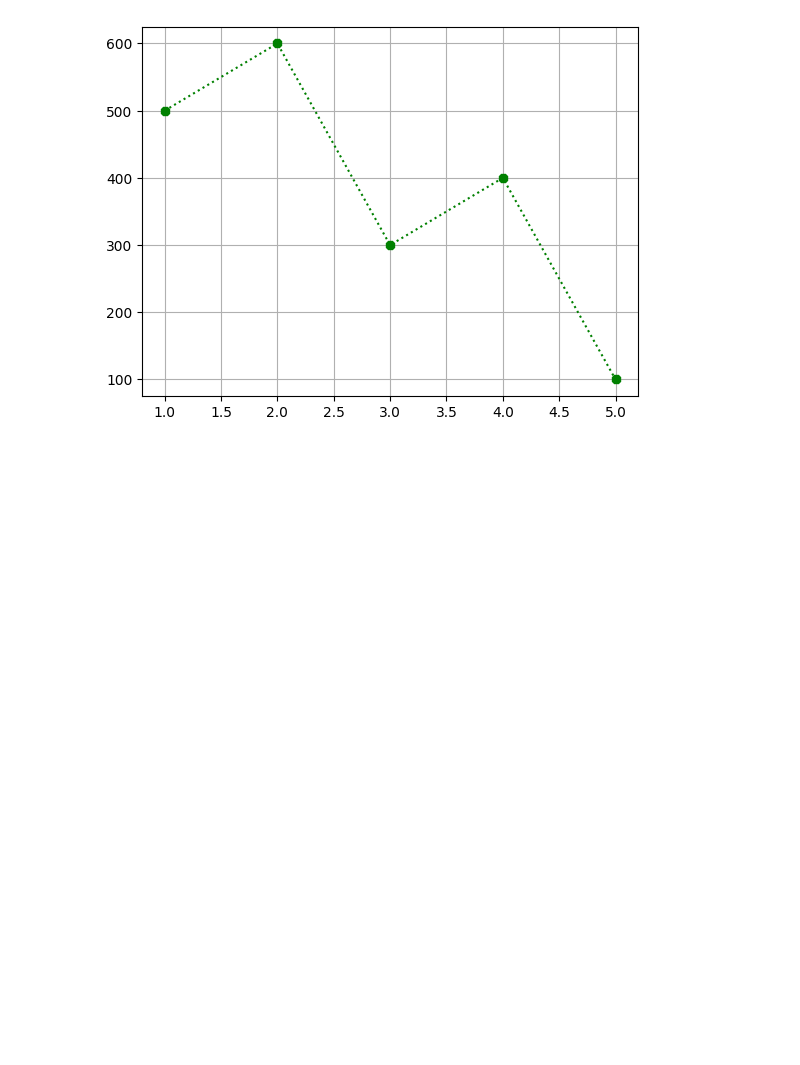
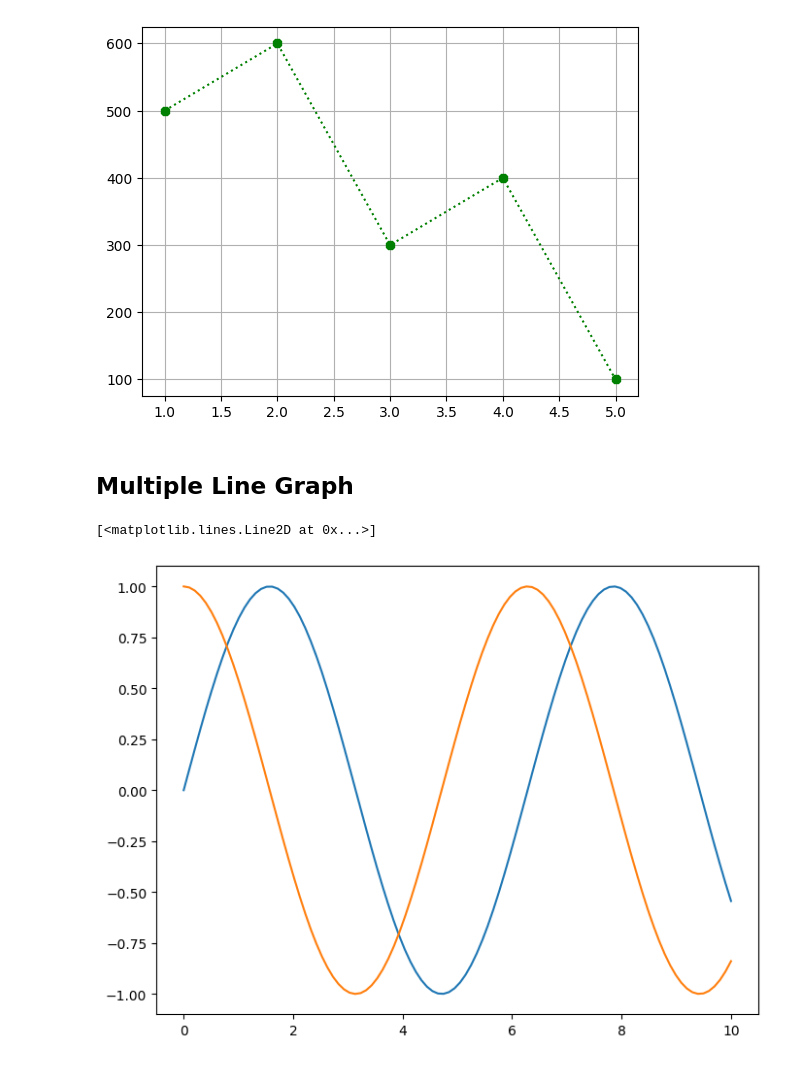
Before and after one commit to halitkalayci/acunmedya-akademi-python-d-conda, a Jupyter notebook: matplotlib.ipynb, the cells around one changed output. Saved outputs shown, nothing was run; the diff lists cells and outputs as text; code cells hidden in the pictures; blank space fills up the shorter version.

```diff
--- a/matplotlib.ipynb
+++ b/matplotlib.ipynb
@@ -16,3 +16,18 @@ plt.show() # Jupyter dışında bunu yazmanız gerekli.
 #Çizgi Grafiği
 # %% [output]
 [figure]
+# %% [markdown]
+## Multiple Line Graph
+# %%
+import numpy as np
+x = np.linspace(0,10,100) #Linear Space
+# %%
+y1 = np.sin(x)
+y2 = np.cos(x)
+# %%
+plt.figure(figsize=(8,6)) #Figure -> Boş sayfa 8x6 inch
+plt.plot(x,y1)
+plt.plot(x,y2)
+# %% [output]
+[<matplotlib.lines.Line2D at 0x...>]
+[figure, added]
```
